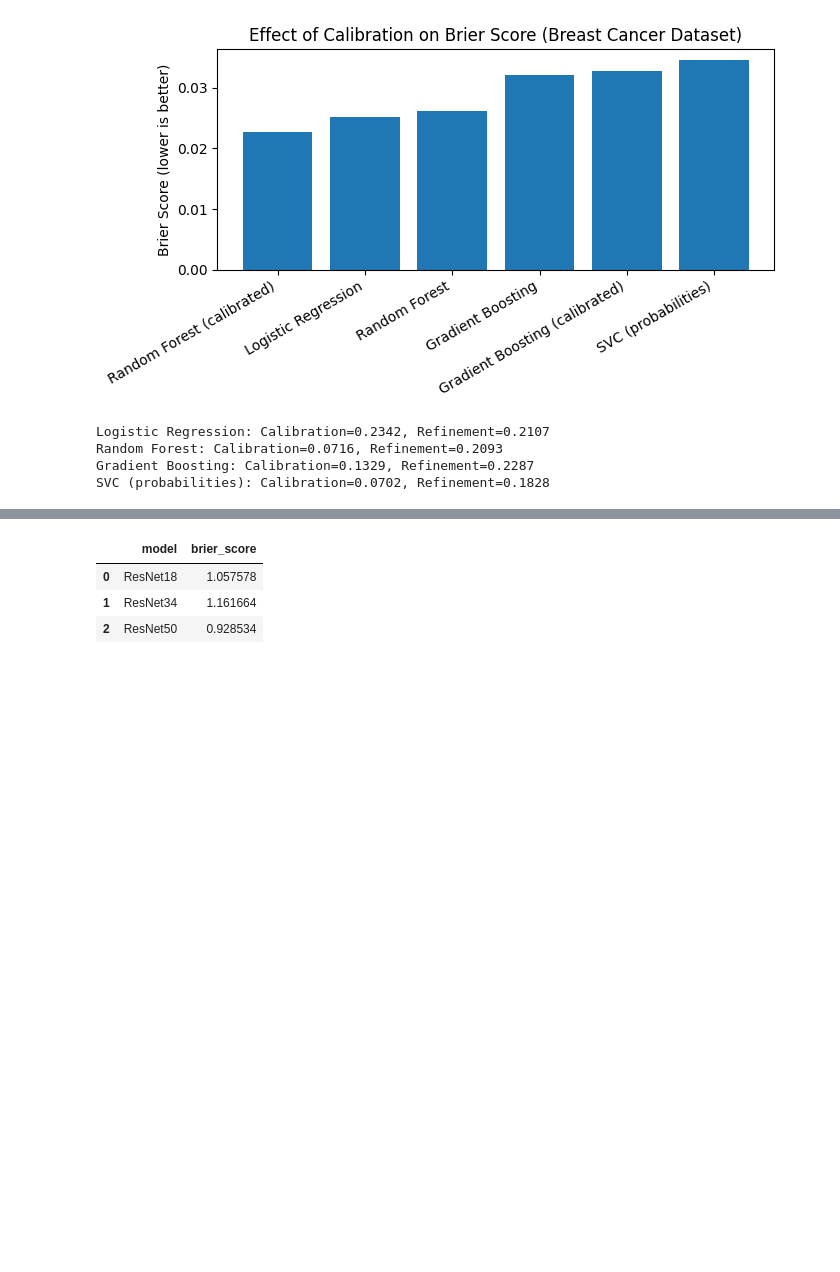
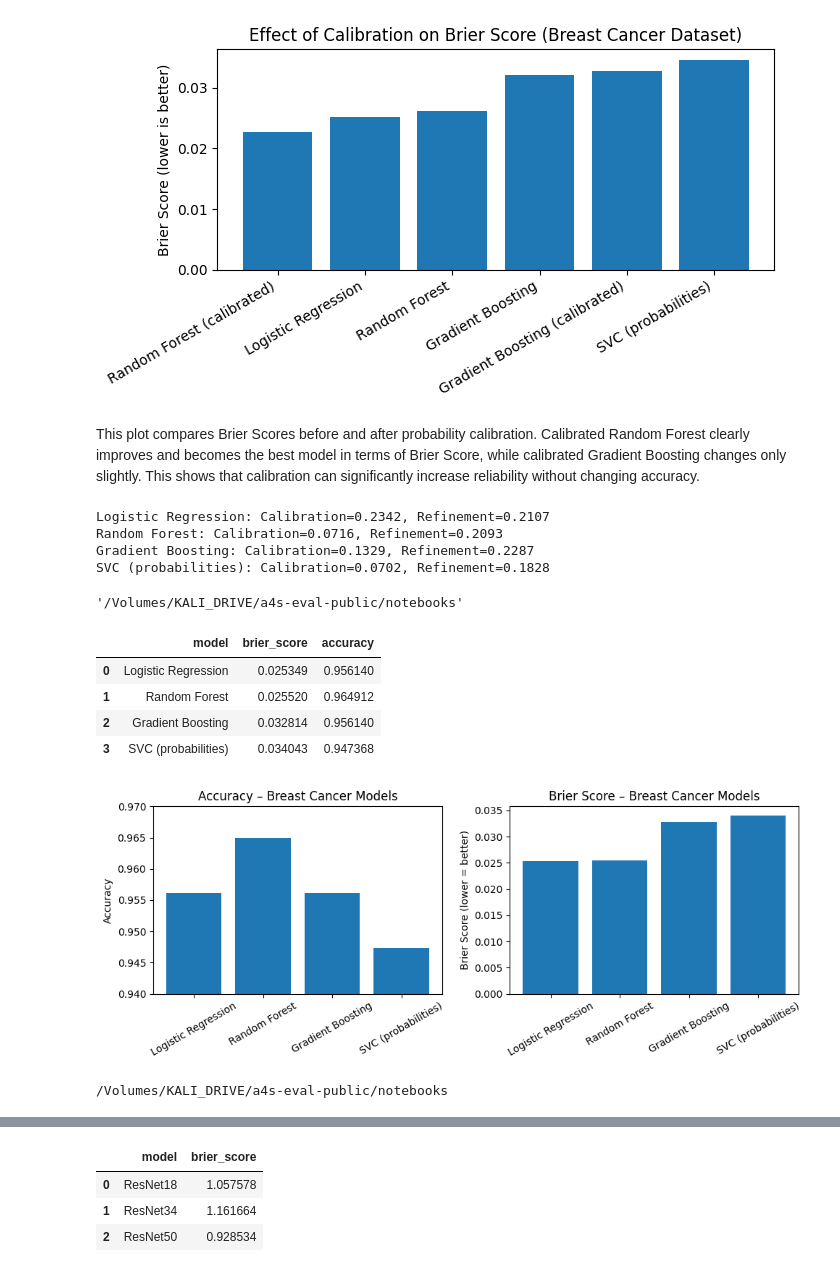
Before and after one commit to osmanovic-lejla/a4s-accuracy-metric, a Jupyter notebook: notebooks/brier_score_breast_cancer.ipynb, the cells around one changed output, grey strips where cells are left out. Saved outputs shown, nothing was run; the diff lists cells and outputs as text; code cells hidden in the pictures; blank space fills up the shorter version.

```diff
--- a/notebooks/brier_score_breast_cancer.ipynb
+++ b/notebooks/brier_score_breast_cancer.ipynb
@@ -139,6 +158,10 @@ plt.tight_layout()
 plt.show()
 # %% [output]
 [figure]
+# %% [markdown]
+This plot compares Brier Scores before and after probability calibration.
+Calibrated Random Forest clearly improves and becomes the best model in terms of Brier Score, while calibrated Gradient Boosting changes only slightly.
+This shows that calibration can significantly increase reliability without changing accuracy.
 # %%
 from sklearn.calibration import calibration_curve
 
@@ -164,3 +187,58 @@ Logistic Regression: Calibration=0.2342, Refinement=0.2107
 Random Forest: Calibration=0.0716, Refinement=0.2093
 Gradient Boosting: Calibration=0.1329, Refinement=0.2287
 SVC (probabilities): Calibration=0.0702, Refinement=0.1828
+# %%
+import os
+os.getcwd()
+# %% [output]
+'/Volumes/KALI_DRIVE/a4s-eval-public/notebooks'
+# %%
+import pandas as pd
+import matplotlib.pyplot as plt
+
+# Load results
+bc_path = "../tests/data/measures/brier_score_breast_cancer.csv"
+df_bc = pd.read_csv(bc_path)
+
+# Add accuracy from your experiments
+accuracy_map = {
+    "Logistic Regression": 0.956140,
+    "Random Forest": 0.964912,
+    "Gradient Boosting": 0.956140,
+    "SVC (probabilities)": 0.947368,
+}
+
+df_bc["accuracy"] = df_bc["model"].map(accuracy_map)
+
+display(df_bc)
+
+# Create two bar charts: one for accuracy, one for Brier Score
+fig, axes = plt.subplots(1, 2, figsize=(10, 4), sharex=True)
+
+# --- Accuracy bar plot ---
+axes[0].bar(df_bc["model"], df_bc["accuracy"])
+axes[0].set_ylim(0.94, 0.97)
+axes[0].set_ylabel("Accuracy")
+axes[0].set_title("Accuracy – Breast Cancer Models")
+axes[0].tick_params(axis="x", rotation=30)
+
+# --- Brier Score bar plot ---
+axes[1].bar(df_bc["model"], df_bc["brier_score"])
+axes[1].set_ylabel("Brier Score (lower = better)")
+axes[1].set_title("Brier Score – Breast Cancer Models")
+axes[1].tick_params(axis="x", rotation=30)
+
+plt.tight_layout()
+plt.show()
+# %% [output]
+|  | model | brier_score | accuracy |
+| 0 | Logistic Regression | 0.025349 | 0.956140 |
+| 1 | Random Forest | 0.025520 | 0.964912 |
+| 2 | Gradient Boosting | 0.032814 | 0.956140 |
+| 3 | SVC (probabilities) | 0.034043 | 0.947368 |
+[figure, added]
+# %%
+import os
+print(os.getcwd())
+# %% [output]
+/Volumes/KALI_DRIVE/a4s-eval-public/notebooks
```
Also changed, not shown: parts of 15 cells of this notebook.
